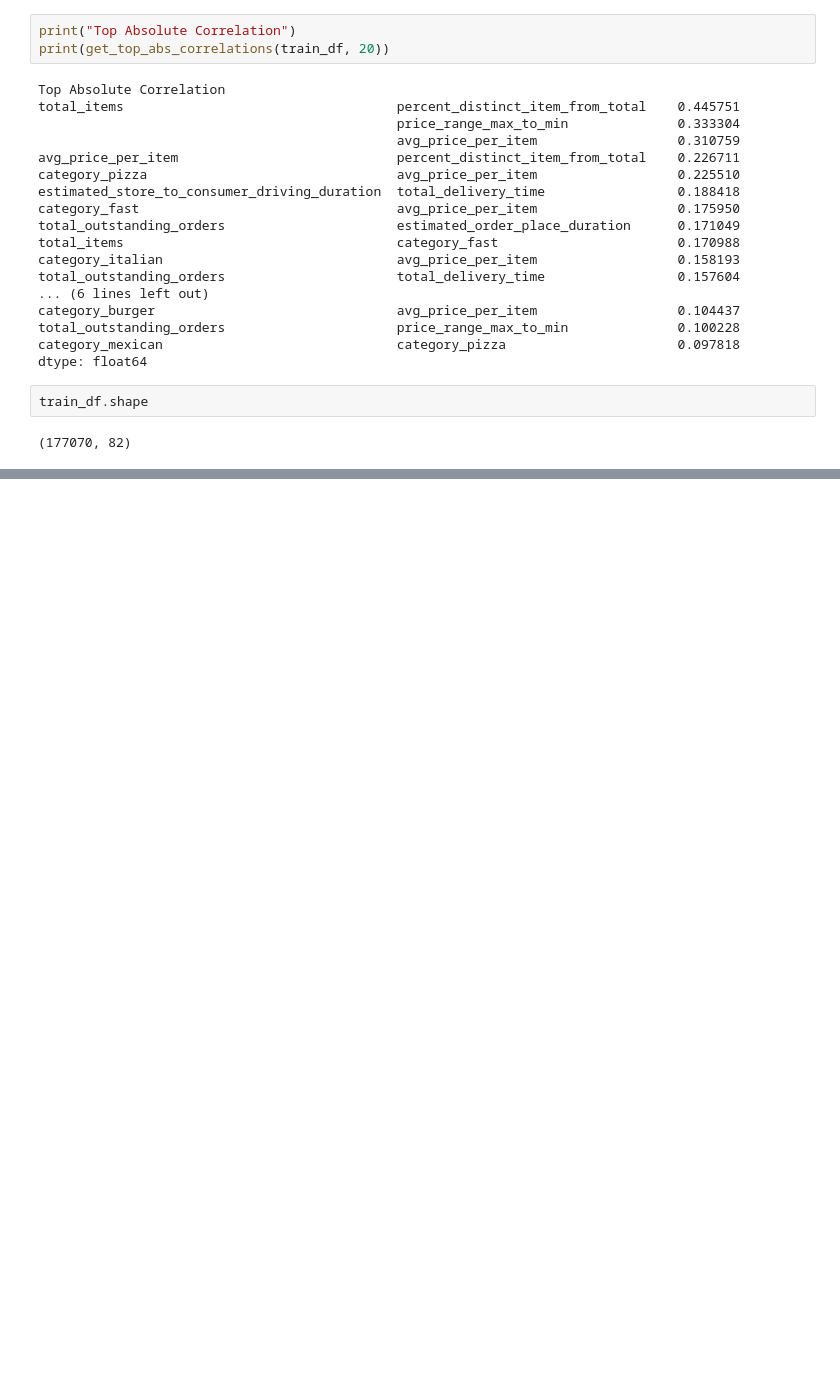
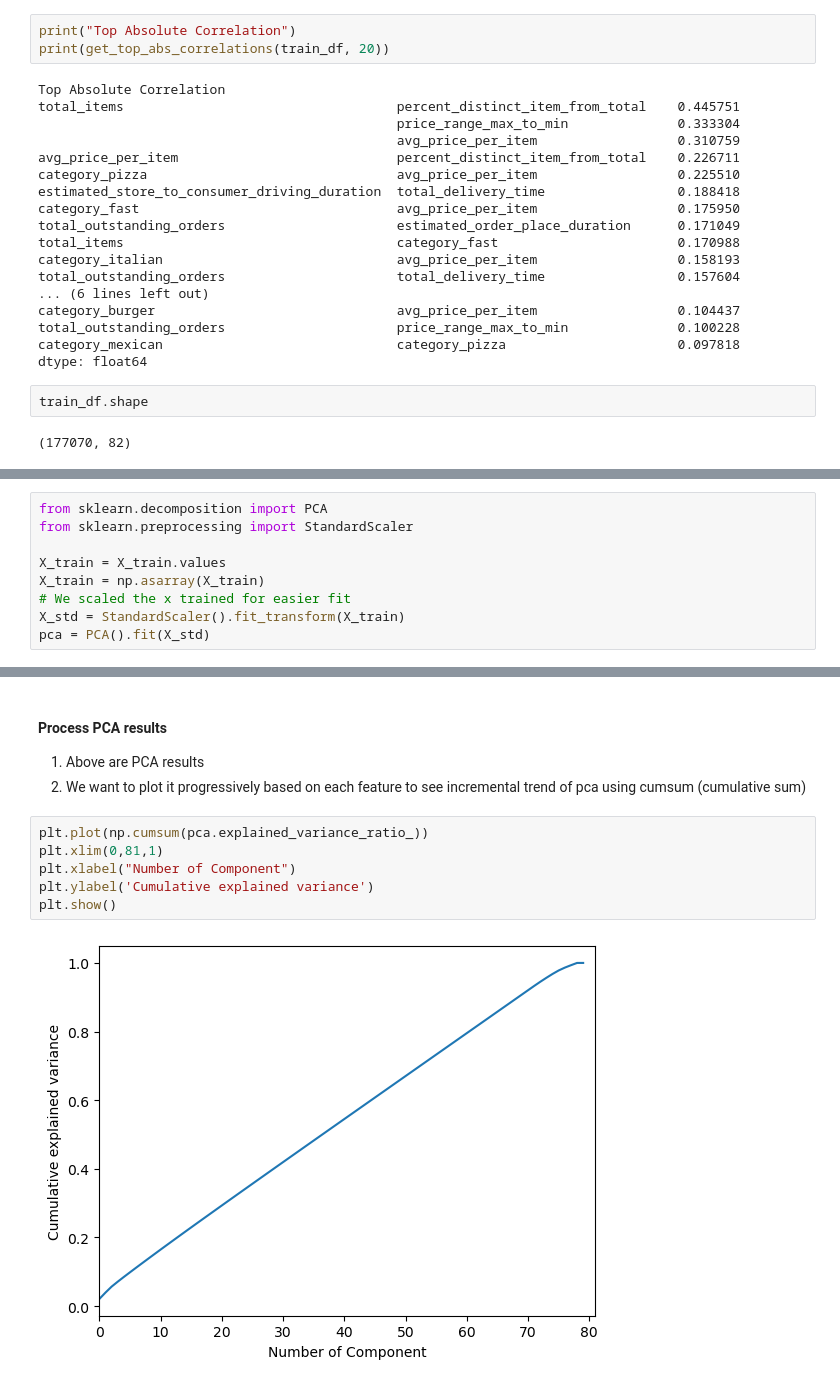
Before and after one commit to tobiassilalahi/doordash-eta-delivery, a Jupyter notebook: doordash-prediction.ipynb, the cells around one changed output, grey strips where cells are left out. Drawn from its saved outputs; the diff is of its cells as text; blank space fills up the shorter version.

```diff
--- a/doordash-prediction.ipynb
+++ b/doordash-prediction.ipynb
@@ -659,0 +804,9 @@ train_df.shape
+# %%
+from sklearn.decomposition import PCA
+from sklearn.preprocessing import StandardScaler
+
+X_train = X_train.values
+X_train = np.asarray(X_train)
+# We scaled the x trained for easier fit
+X_std = StandardScaler().fit_transform(X_train)
+pca = PCA().fit(X_std)
@@ -659,0 +836,12 @@ train_df.shape
+# %% [markdown]
+#### Process PCA results
+1. Above are PCA results
+2. We want to plot it progressively based on each feature to see incremental trend of pca using cumsum (cumulative sum)
+# %%
+plt.plot(np.cumsum(pca.explained_variance_ratio_))
+plt.xlim(0,81,1)
+plt.xlabel("Number of Component")
+plt.ylabel('Cumulative explained variance')
+plt.show()
+# %% [output]
+[figure, added]
```
Also changed, not shown: parts of 60 cells of this notebook.
